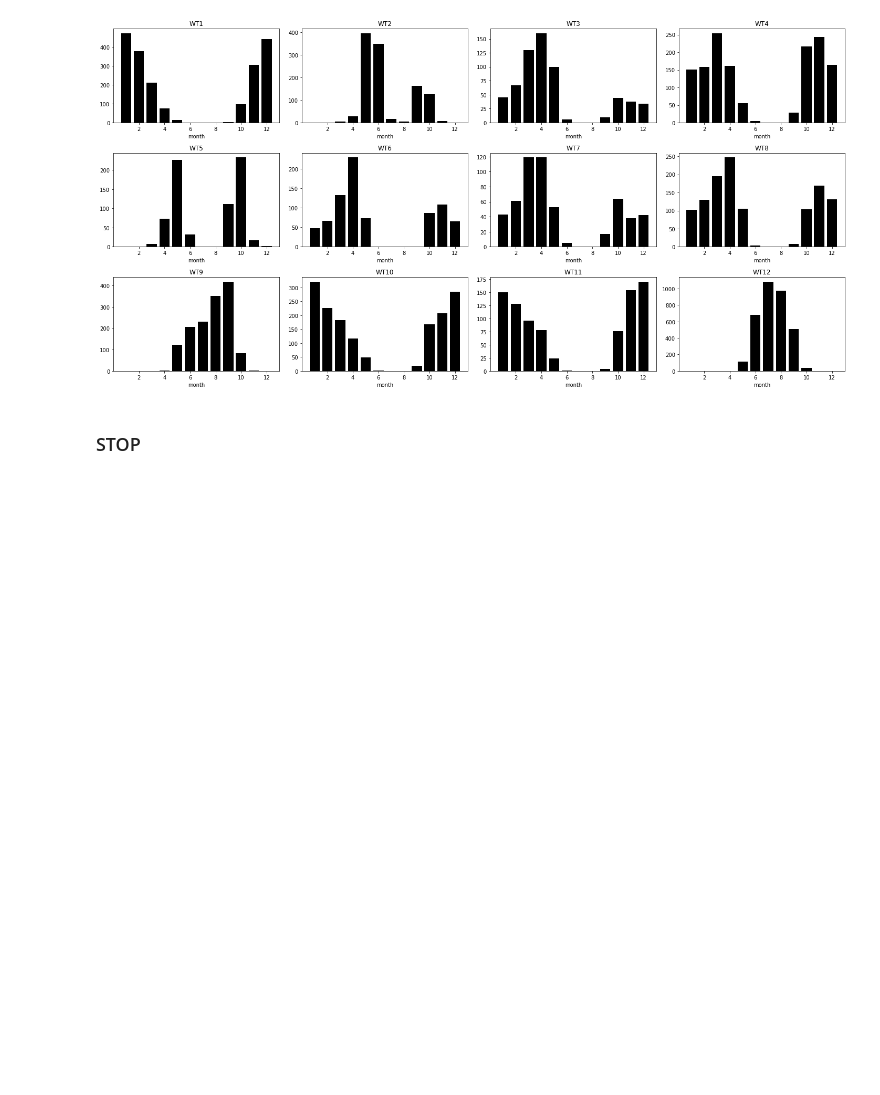
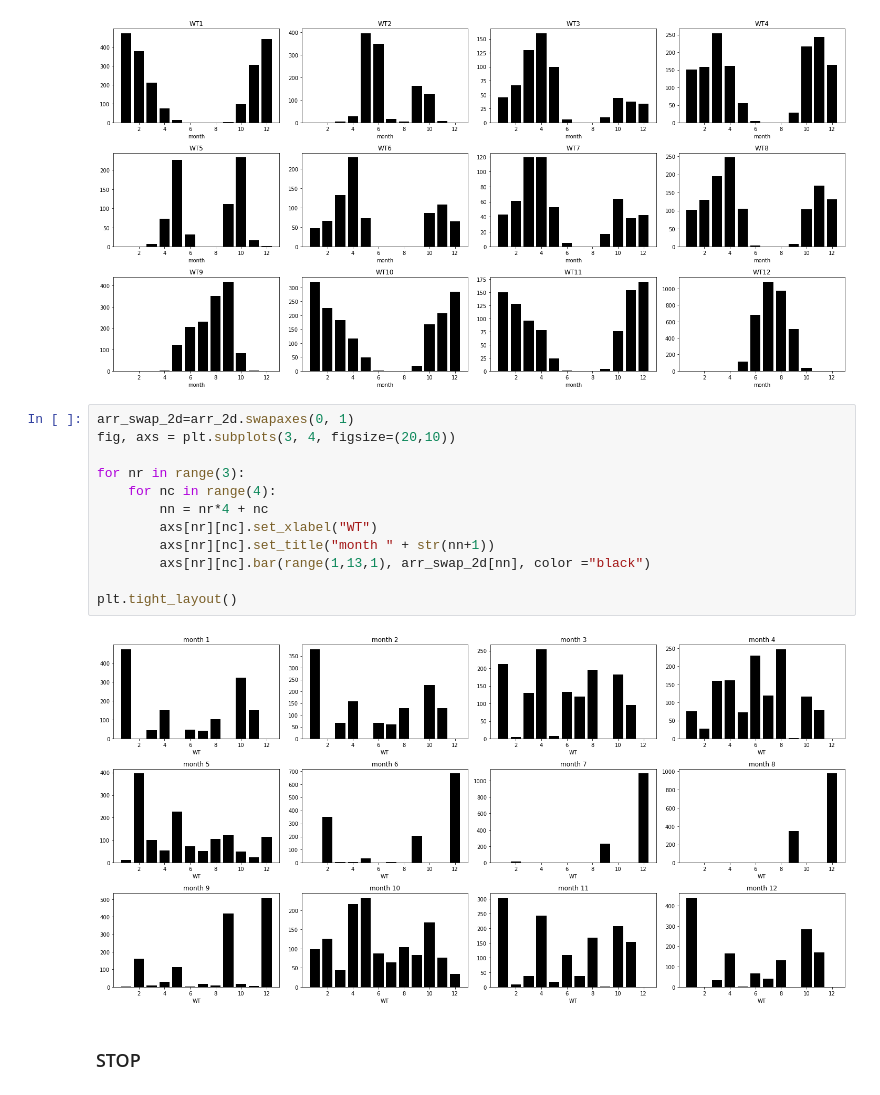
Before and after one commit to ming80302/WT, a Jupyter notebook: wt_hist_ecmwf_era5.ipynb, the cells around one changed output. Saved outputs shown, nothing was run; the diff lists cells and outputs as text; blank space fills up the shorter version.

```diff
--- a/wt_hist_ecmwf_era5.ipynb
+++ b/wt_hist_ecmwf_era5.ipynb
@@ -207,6 +209,20 @@ for nr in range(3):
 plt.tight_layout()
 # %% [output]
 [figure]
+# %%
+arr_swap_2d=arr_2d.swapaxes(0, 1)
+fig, axs = plt.subplots(3, 4, figsize=(20,10))
+
+for nr in range(3):
+    for nc in range(4):
+        nn = nr*4 + nc
+        axs[nr][nc].set_xlabel("WT")
+        axs[nr][nc].set_title("month " + str(nn+1))
+        axs[nr][nc].bar(range(1,13,1), arr_swap_2d[nn], color ="black")
+
+plt.tight_layout()
+# %% [output]
+[figure, added]
 # %% [markdown]
 ### STOP
 # %%
```
Also changed, not shown: parts of 1 cell of this notebook.
